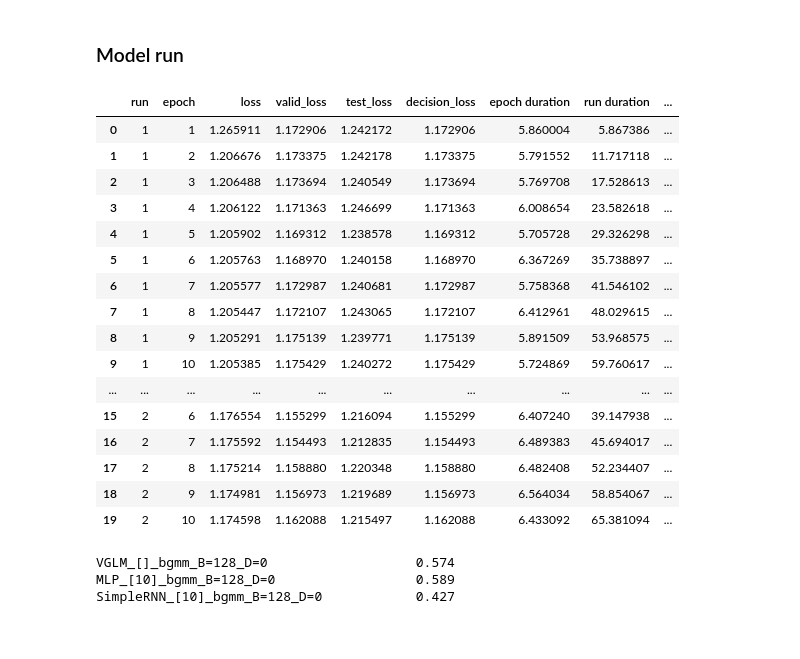
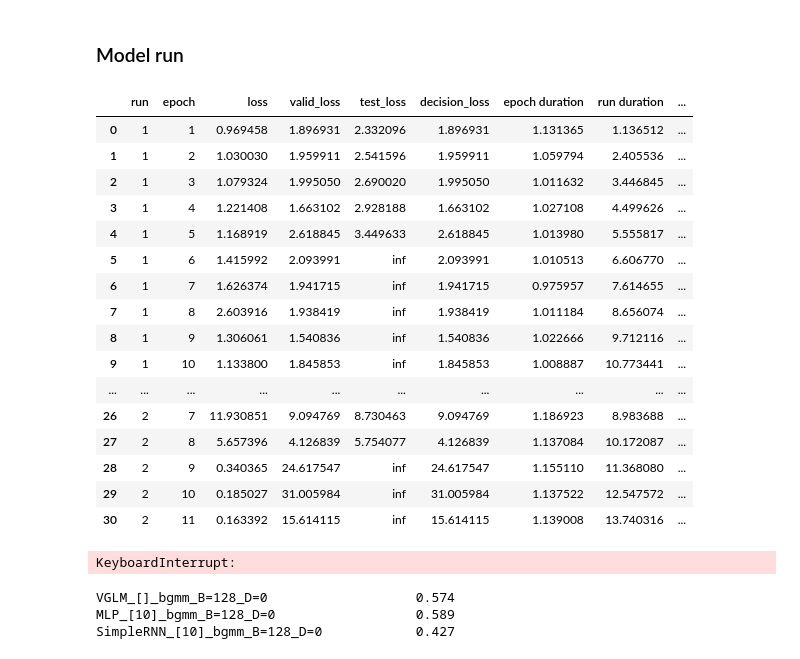
Before and after one commit to mgironamata/upper-indus-prec-bc, a Jupyter notebook: main-cv-CONFIG.ipynb, the cells around one changed output. Cells and saved outputs as stored; diff of their text form; code cells hidden in the pictures.

```diff
--- a/main-cv-CONFIG.ipynb
+++ b/main-cv-CONFIG.ipynb
@@ -67,23 +67,24 @@ data.input_data(CONFIG.predictors, CONFIG.predictand, sort_by_quantile=False)
 # %% [markdown]
 ### Model run
 # %%
-st_test, predictions = multirun(data, CONFIG.predictors, CONFIG.params, CONFIG.epochs,
-                                split_by = 'station', sequential_samples = False, load_run = None)
+st_test, predictions, importances = multirun(data, CONFIG.predictors, CONFIG.params, CONFIG.epochs,
+                                split_by = 'station', sequential_samples = False, load_run = None, experiment_label='SUSHIWAT')
 # %% [output]
 |  | run | epoch | loss | valid_loss | test_loss | decision_loss | epoch duration | run duration | ... |
-| 0 | 1 | 1 | 1.265911 | 1.172906 | 1.242172 | 1.172906 | 5.860004 | 5.867386 | ... |
-| 1 | 1 | 2 | 1.206676 | 1.173375 | 1.242178 | 1.173375 | 5.791552 | 11.717118 | ... |
-| 2 | 1 | 3 | 1.206488 | 1.173694 | 1.240549 | 1.173694 | 5.769708 | 17.528613 | ... |
-| 3 | 1 | 4 | 1.206122 | 1.171363 | 1.246699 | 1.171363 | 6.008654 | 23.582618 | ... |
-| 4 | 1 | 5 | 1.205902 | 1.169312 | 1.238578 | 1.169312 | 5.705728 | 29.326298 | ... |
-| 5 | 1 | 6 | 1.205763 | 1.168970 | 1.240158 | 1.168970 | 6.367269 | 35.738897 | ... |
-| 6 | 1 | 7 | 1.205577 | 1.172987 | 1.240681 | 1.172987 | 5.758368 | 41.546102 | ... |
-| 7 | 1 | 8 | 1.205447 | 1.172107 | 1.243065 | 1.172107 | 6.412961 | 48.029615 | ... |
-| 8 | 1 | 9 | 1.205291 | 1.175139 | 1.239771 | 1.175139 | 5.891509 | 53.968575 | ... |
-| 9 | 1 | 10 | 1.205385 | 1.175429 | 1.240272 | 1.175429 | 5.724869 | 59.760617 | ... |
+| 0 | 1 | 1 | 0.969458 | 1.896931 | 2.332096 | 1.896931 | 1.131365 | 1.136512 | ... |
+| 1 | 1 | 2 | 1.030030 | 1.959911 | 2.541596 | 1.959911 | 1.059794 | 2.405536 | ... |
+| 2 | 1 | 3 | 1.079324 | 1.995050 | 2.690020 | 1.995050 | 1.011632 | 3.446845 | ... |
+| 3 | 1 | 4 | 1.221408 | 1.663102 | 2.928188 | 1.663102 | 1.027108 | 4.499626 | ... |
+| 4 | 1 | 5 | 1.168919 | 2.618845 | 3.449633 | 2.618845 | 1.013980 | 5.555817 | ... |
+| 5 | 1 | 6 | 1.415992 | 2.093991 | inf | 2.093991 | 1.010513 | 6.606770 | ... |
+| 6 | 1 | 7 | 1.626374 | 1.941715 | inf | 1.941715 | 0.975957 | 7.614655 | ... |
+| 7 | 1 | 8 | 2.603916 | 1.938419 | inf | 1.938419 | 1.011184 | 8.656074 | ... |
+| 8 | 1 | 9 | 1.306061 | 1.540836 | inf | 1.540836 | 1.022666 | 9.712116 | ... |
+| 9 | 1 | 10 | 1.133800 | 1.845853 | inf | 1.845853 | 1.008887 | 10.773441 | ... |
 | ... | ... | ... | ... | ... | ... | ... | ... | ... | ... |
-| 15 | 2 | 6 | 1.176554 | 1.155299 | 1.216094 | 1.155299 | 6.407240 | 39.147938 | ... |
-| 16 | 2 | 7 | 1.175592 | 1.154493 | 1.212835 | 1.154493 | 6.489383 | 45.694017 | ... |
-| 17 | 2 | 8 | 1.175214 | 1.158880 | 1.220348 | 1.158880 | 6.482408 | 52.234407 | ... |
-| 18 | 2 | 9 | 1.174981 | 1.156973 | 1.219689 | 1.156973 | 6.564034 | 58.854067 | ... |
-| 19 | 2 | 10 | 1.174598 | 1.162088 | 1.215497 | 1.162088 | 6.433092 | 65.381094 | ... |
+| 26 | 2 | 7 | 11.930851 | 9.094769 | 8.730463 | 9.094769 | 1.186923 | 8.983688 | ... |
+| 27 | 2 | 8 | 5.657396 | 4.126839 | 5.754077 | 4.126839 | 1.137084 | 10.172087 | ... |
+| 28 | 2 | 9 | 0.340365 | 24.617547 | inf | 24.617547 | 1.155110 | 11.368080 | ... |
+| 29 | 2 | 10 | 0.185027 | 31.005984 | inf | 31.005984 | 1.137522 | 12.547572 | ... |
+| 30 | 2 | 11 | 0.163392 | 15.614115 | inf | 15.614115 | 1.139008 | 13.740316 | ... |
+KeyboardInterrupt:
```
Also changed, not shown: parts of 8 cells of this notebook, 12 other files.
